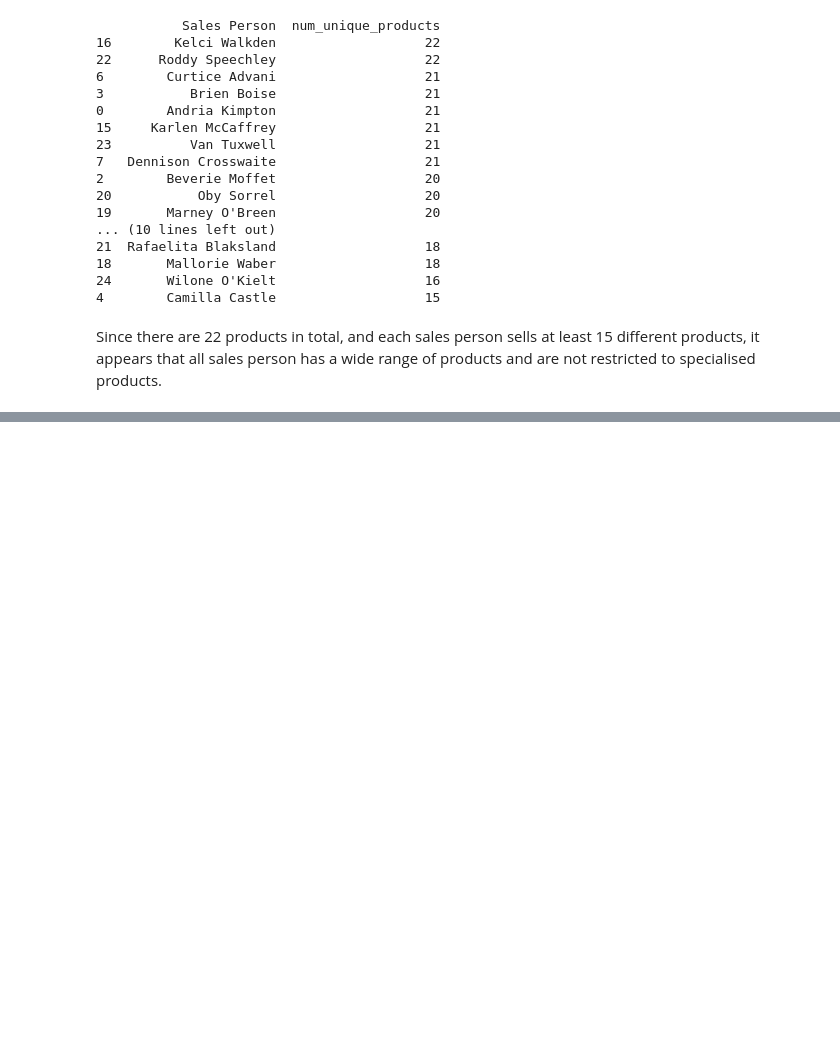
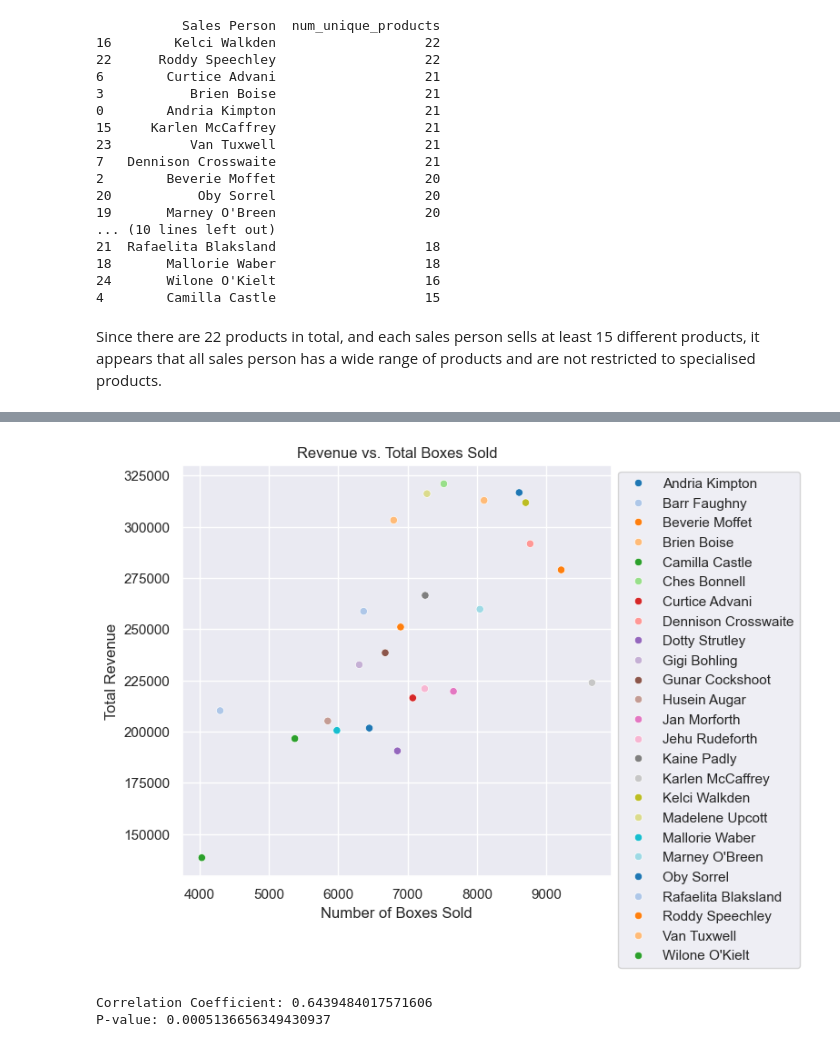
Before and after one commit to rosabear/Chocolate-Sales-Analysis, a Jupyter notebook: chocseda.ipynb, the cells around one changed output, grey strips where cells are left out. Cells and saved outputs as stored; diff of their text form; code cells hidden in the pictures; blank space fills up the shorter version.

```diff
--- a/chocseda.ipynb
+++ b/chocseda.ipynb
@@ -258,0 +236,23 @@ plt.show()
+# %%
+total_boxes_sold = df.groupby('Sales Person')['Boxes Shipped'].sum().reset_index()
+total_boxes_sold.columns = ['Sales Person', 'Total Boxes Sold']
+
+combine_data2 = pd.merge(sales_revenue,total_boxes_sold, on='Sales Person')
+
+plt.figure(figsize=(8,6))
+sns.scatterplot(data=combine_data2, x='Total Boxes Sold', y='Revenue', hue='Sales Person', palette='tab20')
+plt.title('Revenue vs. Total Boxes Sold')
+plt.xlabel('Number of Boxes Sold')
+plt.ylabel('Total Revenue')
+plt.legend(loc='upper left', bbox_to_anchor=(1,1))
+plt.tight_layout()
+plt.show()
+# %% [output]
+[figure, added]
+# %%
+r_value2, p_value2 = stats.pearsonr(combine_data2['Total Boxes Sold'], combine_data2['Revenue'])
+print(f"Correlation Coefficient: {r_value2}")
+print(f"P-value: {p_value2}")
+# %% [output]
+Correlation Coefficient: 0.6439484017571606
+P-value: 0.0005136656349430937
```
Also changed, not shown: parts of 18 cells of this notebook, 3 other files.
